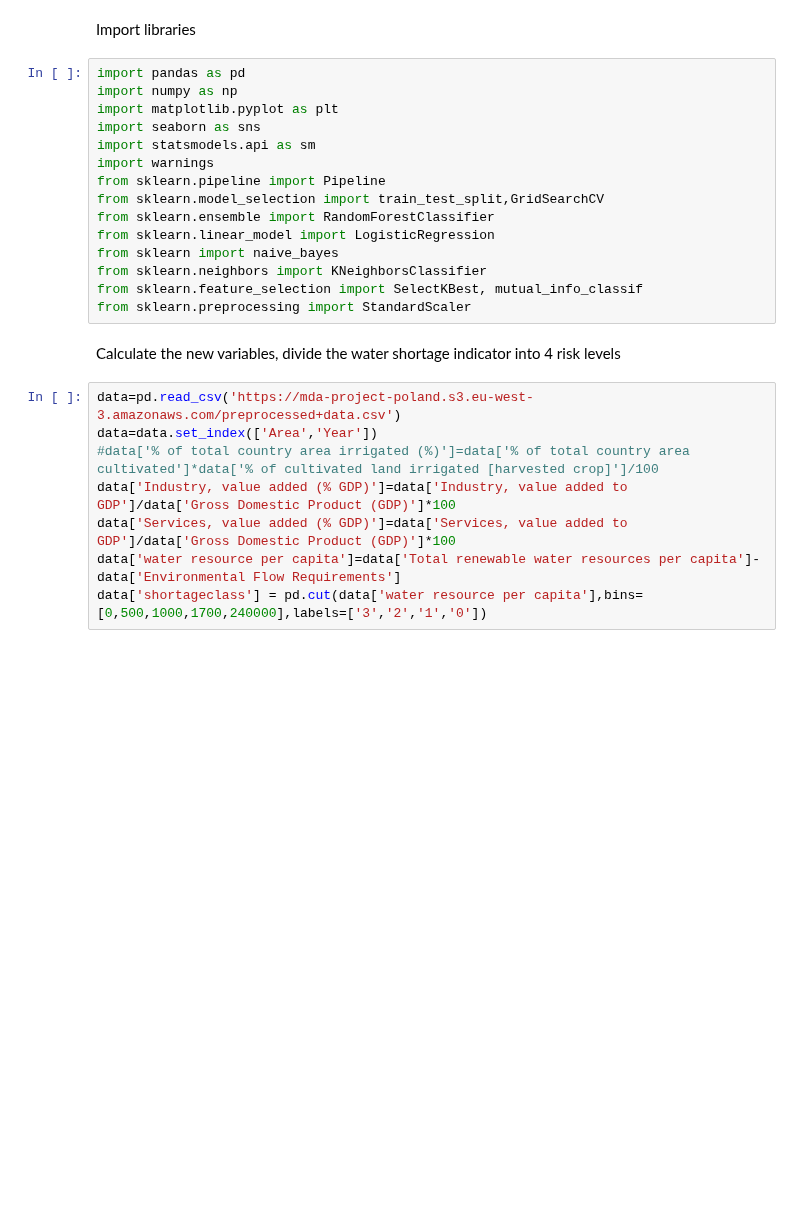
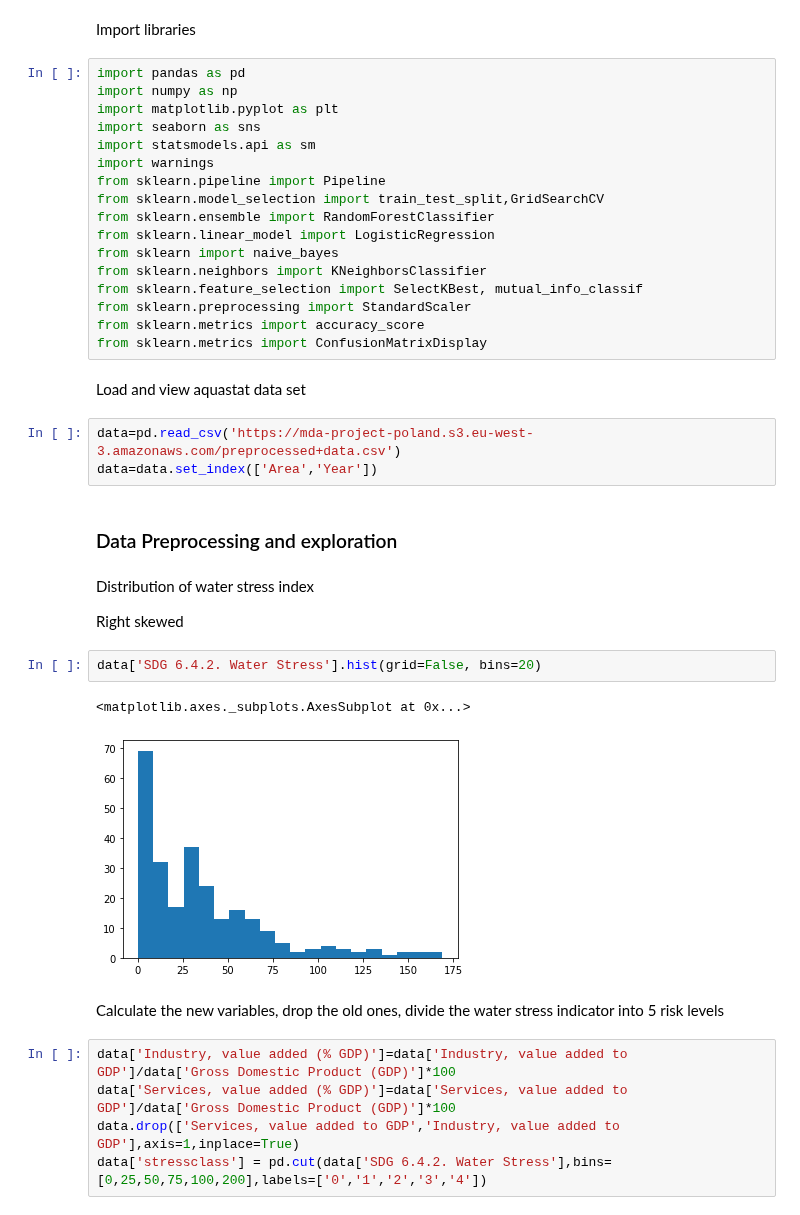
Before and after one commit to karlpolak/MDA-project, a Jupyter notebook: 2 Classification.ipynb, the cells around one changed output. Saved outputs shown, nothing was run; the diff lists cells and outputs as text; blank space fills up the shorter version.

```diff
--- a/2 Classification.ipynb
+++ b/2 Classification.ipynb
@@ -17,16 +26,31 @@ from sklearn import naive_bayes
 from sklearn.neighbors import KNeighborsClassifier
 from sklearn.feature_selection import SelectKBest, mutual_info_classif
 from sklearn.preprocessing import StandardScaler
+from sklearn.metrics import accuracy_score
+from sklearn.metrics import ConfusionMatrixDisplay
+# %% [markdown]
+Load and view aquastat data set
+# %%
+data=pd.read_csv('https://mda-project-poland.s3.eu-west-3.amazonaws.com/preprocessed+data.csv')
+data=data.set_index(['Area','Year'])
+# %% [markdown]
+### Data Preprocessing and exploration
+# %% [markdown]
+Distribution of water stress index
+
+Right skewed
+# %%
+data['SDG 6.4.2. Water Stress'].hist(grid=False, bins=20)
+# %% [output]
+<matplotlib.axes._subplots.AxesSubplot at 0x...>
+[figure, added]
 # %% [markdown]
-Calculate the new variables, divide the water shortage indicator into 4 risk levels
+Calculate the new variables, drop the old ones, divide the water stress indicator into 5 risk levels
 # %%
-data=pd.read_csv('https://mda-project-poland.s3.eu-west-3.amazonaws.com/preprocessed+data.csv')
-data=data.set_index(['Area','Year'])
-#data['% of total country area irrigated (%)']=data['% of total country area cultivated']*data['% of cultivated land irrigated [harvested crop]']/100
 data['Industry, value added (% GDP)']=data['Industry, value added to GDP']/data['Gross Domestic Product (GDP)']*100
 data['Services, value added (% GDP)']=data['Services, value added to GDP']/data['Gross Domestic Product (GDP)']*100
-data['water resource per capita']=data['Total renewable water resources per capita']-data['Environmental Flow Requirements']
-data['shortageclass'] = pd.cut(data['water resource per capita'],bins=[0,500,1000,1700,240000],labels=['3','2','1','0'])
+data.drop(['Services, value added to GDP','Industry, value added to GDP'],axis=1,inplace=True)
+data['stressclass'] = pd.cut(data['SDG 6.4.2. Water Stress'],bins=[0,25,50,75,100,200],labels=['0','1','2','3','4'])
 # %%
 data.head()
 # %% [output]
```
Also changed, not shown: parts of 47 cells of this notebook.
